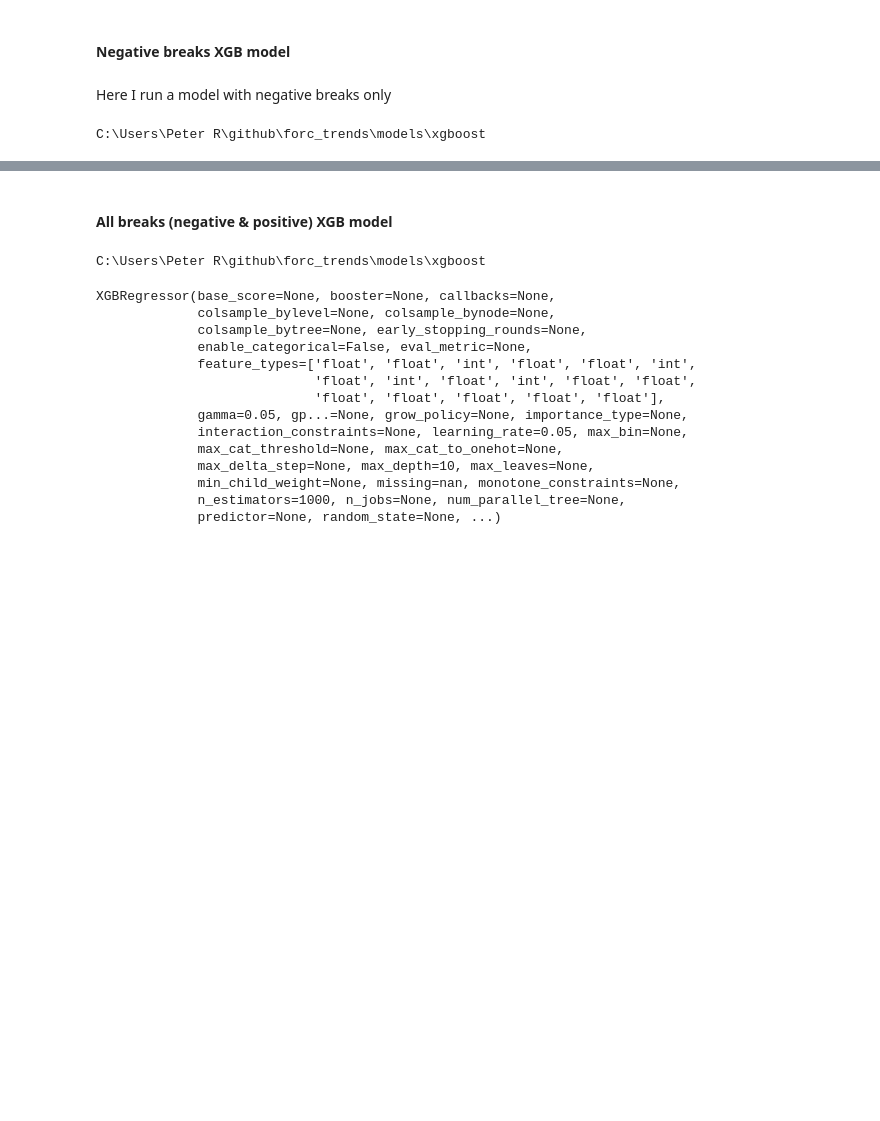
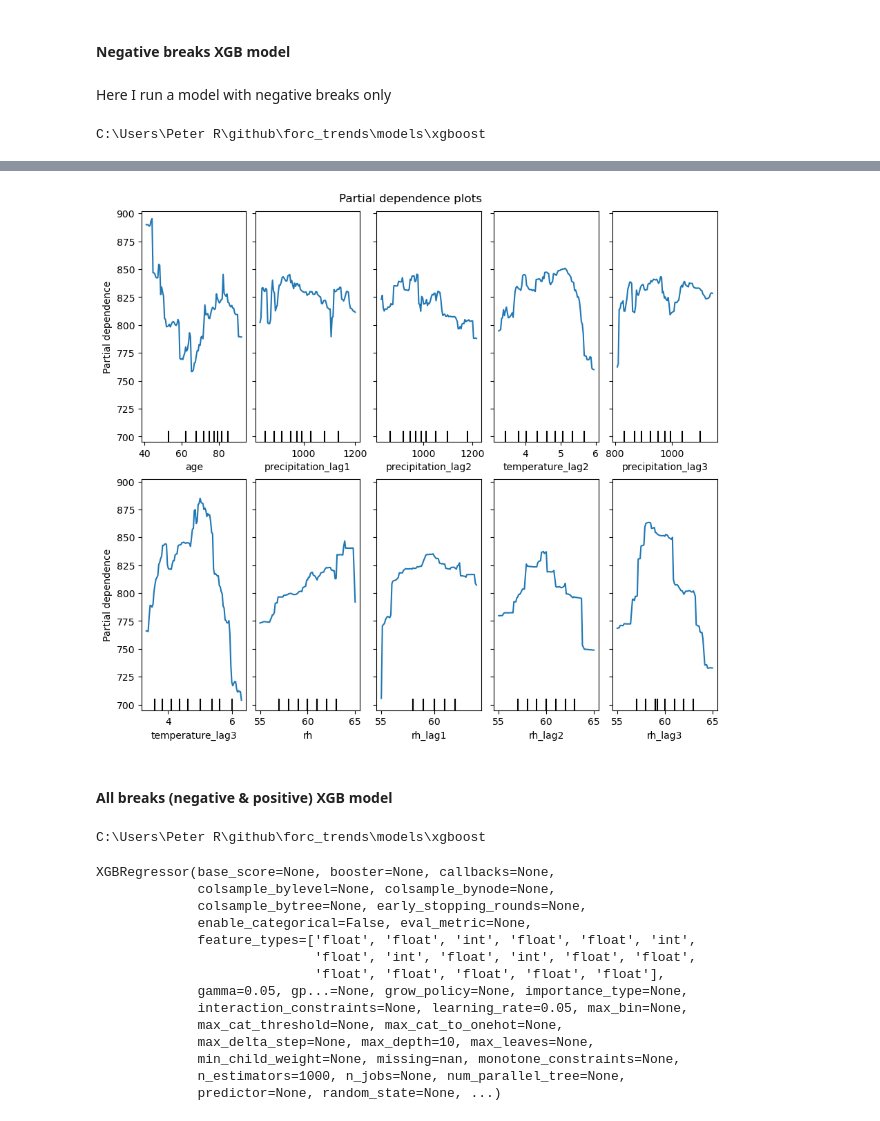
Before and after one commit to georod/forc_trends, a Jupyter notebook: models/xgboost/xgb_evi_brks_reg_drac_models_v1.ipynb, the cells around one changed output, grey strips where cells are left out. Cells and saved outputs as stored; diff of their text form; code cells hidden in the pictures; blank space fills up the shorter version.

```diff
--- a/models/xgboost/xgb_evi_brks_reg_drac_models_v1.ipynb
+++ b/models/xgboost/xgb_evi_brks_reg_drac_models_v1.ipynb
@@ -521,3 +526,37 @@ pyplot.show()
+# %%
+# Partial dependence plots
+
+import matplotlib.pyplot as plt
+
+# PDP is an average of the marginal effects of the features. We are averaging the response of all samples of the provided set.
+from sklearn.inspection import PartialDependenceDisplay
+
+#["age","deciduous","elevation","precipitation","temperature","precipitation_lag1", "temperature_lag1", "precipitation_lag2", "temperature_lag2", "precipitation_lag3", "temperature_lag3",
+#                 "rh" ,"rh_lag1","rh_lag2","rh_lag3"]
+
+features_names2 = ["age","precipitation_lag1", "precipitation_lag2", "temperature_lag2", "precipitation_lag3", "temperature_lag3", "rh", "rh_lag1", "rh_lag2", "rh_lag3"]
+#target_names1 = "Magnitude"
+
+_, ax1 = plt.subplots(ncols=5, nrows=2, figsize=(9, 8), constrained_layout=True)
+
+display = PartialDependenceDisplay.from_estimator(model_bp2, x1_train, features_names2, ax=ax1)
+
+_ = display.figure_.suptitle(
+    (
+        "Partial dependence plots"
+
+    ),
+    fontsize=12,
+)
+
+
+#plt.savefig(r'.\figs\partial_dependence6.png',  dpi=300, bbox_inches='tight')
+
+plt.show()
+
+# Black ticks on X-axis are deciles
+# %% [output]
+[figure, added]
 # %% [markdown]
 #### All breaks (negative & positive) XGB model
 # %%
```
Also changed, not shown: parts of 18 cells of this notebook, 4 other files.
